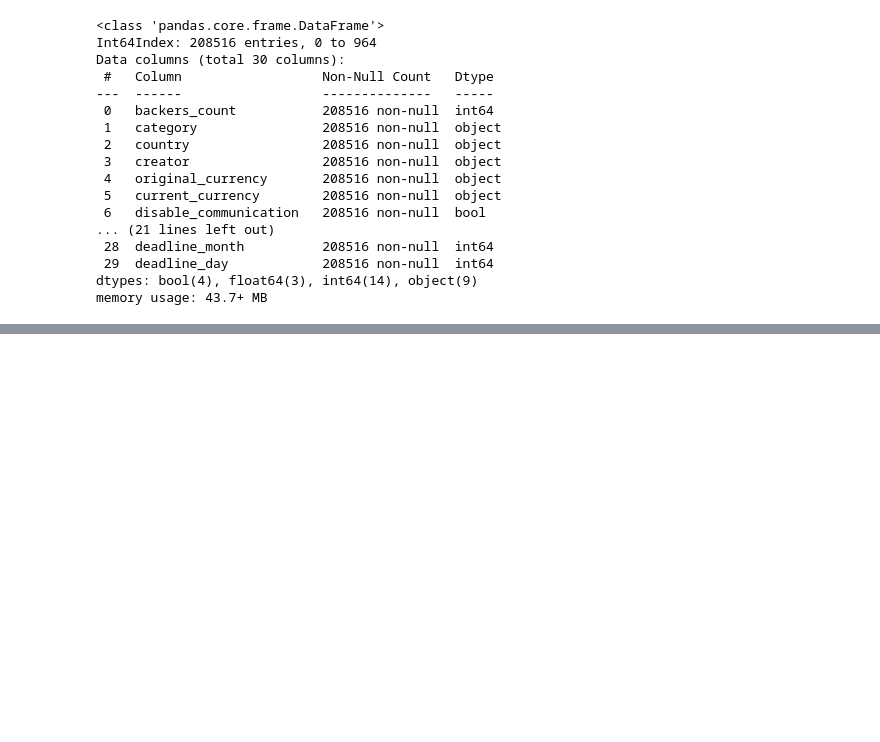
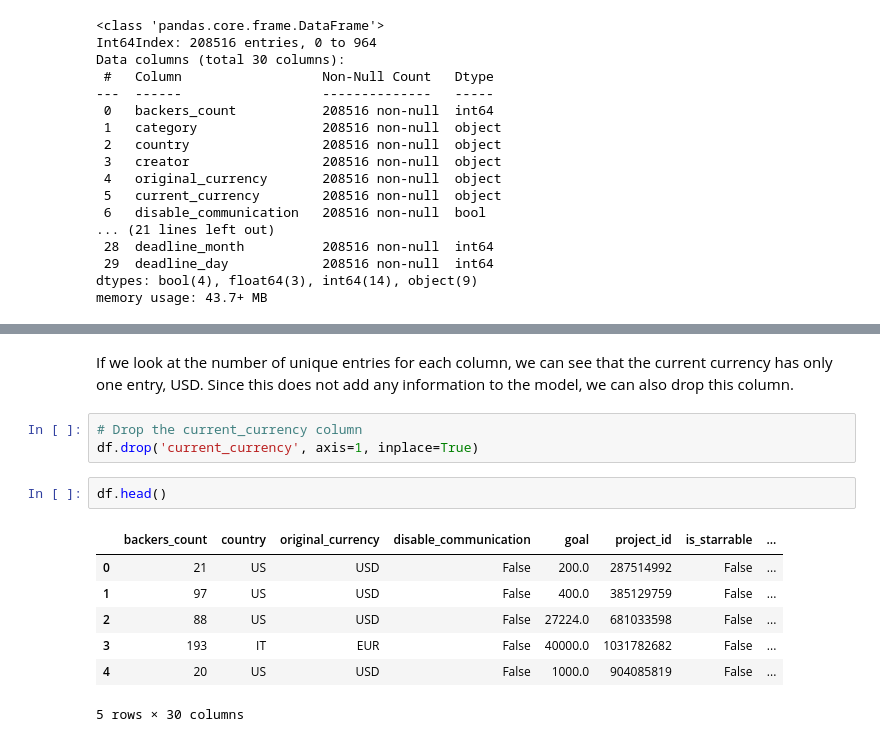
Before and after one commit to reneebrecht/ds-ml-project-kickstarter, a Jupyter notebook: EDA_max.ipynb, the cells around one changed output, grey strips where cells are left out. Drawn from its saved outputs; the diff is of its cells as text; blank space fills up the shorter version.

```diff
--- a/EDA_max.ipynb
+++ b/EDA_max.ipynb
@@ -176,0 +193,15 @@ dtype: int64
+# %% [markdown]
+If we look at the number of unique entries for each column, we can see that the current currency has only one entry, USD. Since this does not add any information to the model, we can also drop this column.
+# %%
+# Drop the current_currency column
+df.drop('current_currency', axis=1, inplace=True)
+# %%
+df.head()
+# %% [output]
+|  | backers_count | country | original_currency | disable_communication | goal | project_id | is_starrable | ... |
+| 0 | 21 | US | USD | False | 200.0 | 287514992 | False | ... |
+| 1 | 97 | US | USD | False | 400.0 | 385129759 | False | ... |
+| 2 | 88 | US | USD | False | 27224.0 | 681033598 | False | ... |
+| 3 | 193 | IT | EUR | False | 40000.0 | 1031782682 | False | ... |
+| 4 | 20 | US | USD | False | 1000.0 | 904085819 | False | ... |
+5 rows × 30 columns
```
Also changed, not shown: parts of 16 cells of this notebook, 1 other file.
